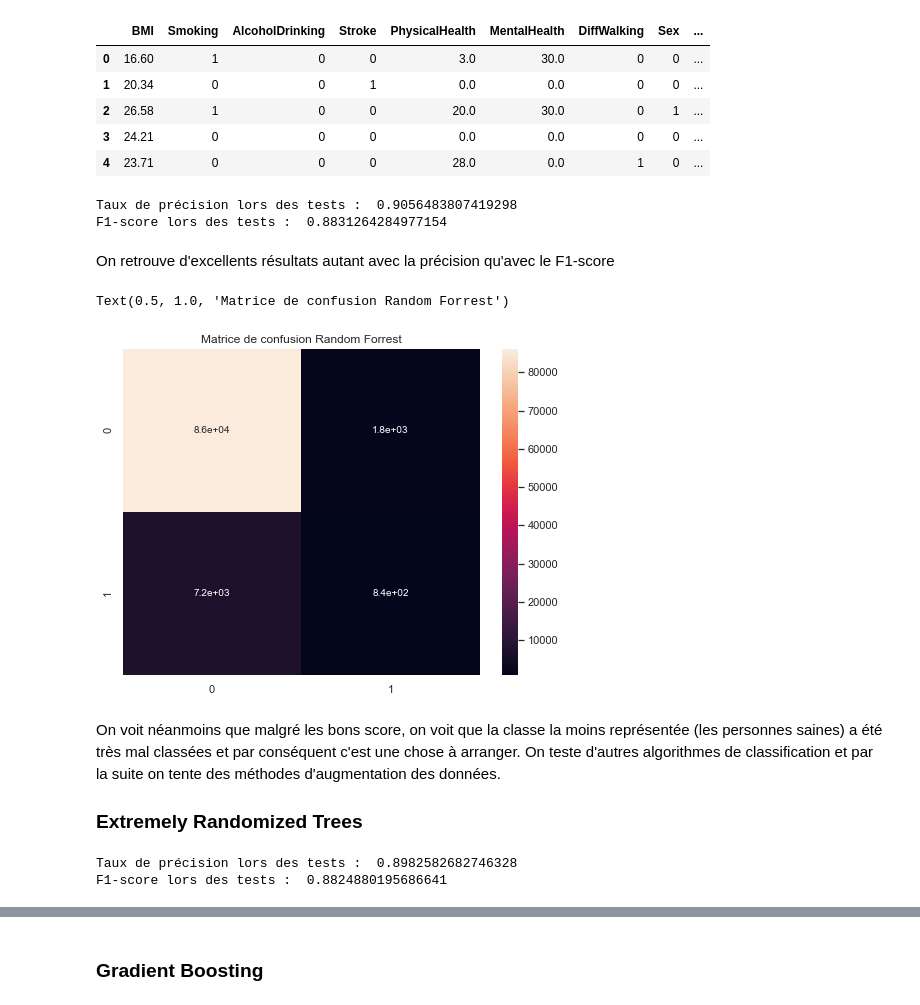
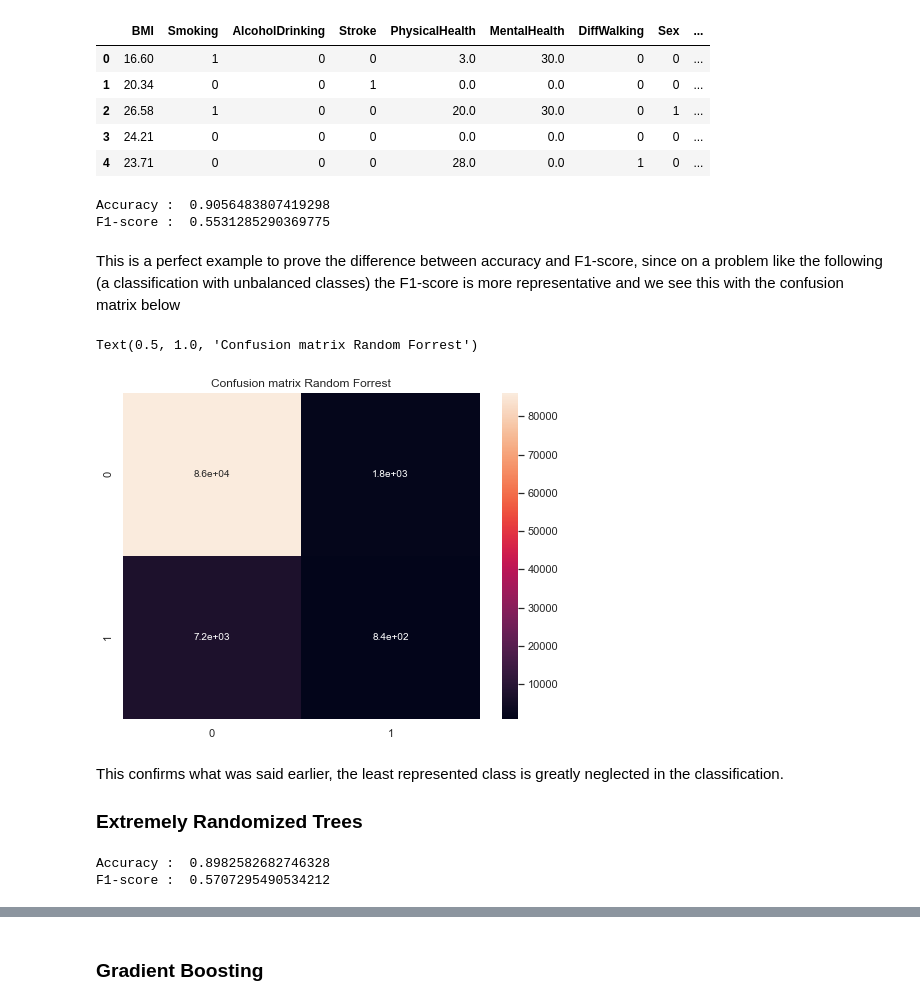
Before and after one commit to MohamedNennouche/Heart-disease, a Jupyter notebook: heart-notebook.ipynb, the cells around one changed output, grey strips where cells are left out. Saved outputs shown, nothing was run; the diff lists cells and outputs as text; code cells hidden in the pictures.

```diff
--- a/heart-notebook.ipynb
+++ b/heart-notebook.ipynb
@@ -183,31 +179,32 @@ fv_train, fv_test, etiq_train, etiq_test = train_test_split(features_heart, etiq
 # %%
 forrest = RandomForestClassifier(n_estimators = 700, max_features = 'sqrt', criterion = 'entropy', class_weight='balanced', random_state = 10).fit(fv_train,etiq_train)
 yforrest = forrest.predict(fv_test)
-print("Taux de précision lors des tests : ",metrics.accuracy_score(etiq_test, yforrest))
-print("F1-score lors des tests : ",metrics.f1_score(etiq_test, yforrest, average='weighted'))
+print("Accuracy : ",metrics.accuracy_score(etiq_test, yforrest))
+print("F1-score : ",metrics.f1_score(etiq_test, yforrest, average='macro'))
 # %% [output]
-Taux de précision lors des tests :  0.9056483807419298
-F1-score lors des tests :  0.8831264284977154
+Accuracy :  0.9056483807419298
+F1-score :  0.5531285290369775
-# %% [markdown]
-On retrouve d'excellents résultats autant avec la précision qu'avec le F1-score
+# %% [markdown]
+This is a perfect example to prove the difference between accuracy and F1-score, since on a problem like the following (a classification with unbalanced classes) the F1-score is more representative and we see this with the confusion matrix below
 # %%
+sns.set_theme(style='darkgrid')
 plt.figure(figsize=(8,6))
 sns.heatmap(metrics.confusion_matrix(etiq_test, yforrest), annot=True, annot_kws={"size": 10})
-plt.title("Matrice de confusion Random Forrest")
+plt.title("Confusion matrix Random Forrest")
 # %% [output]
-Text(0.5, 1.0, 'Matrice de confusion Random Forrest')
+Text(0.5, 1.0, 'Confusion matrix Random Forrest')
-[figure, old version]
+[figure, new version]
-# %% [markdown]
-On voit néanmoins que malgré les bons score, on voit que la classe la moins représentée (les personnes saines) a été très mal classées et par conséquent c'est une chose à arranger. On teste d'autres algorithmes de classification et par la suite on tente des méthodes d'augmentation des données.
-### Extremely Randomized Trees
+# %% [markdown]
+This confirms what was said earlier, the least represented class is greatly neglected in the classification.
+### Extremely Randomized Trees
 # %%
 extra = ExtraTreesClassifier(n_estimators=700, criterion='entropy', max_depth=None, min_samples_split=2, min_samples_leaf=1, min_weight_fraction_leaf=0.0, max_features='auto', max_leaf_nodes=None, min_impurity_decrease=0.0, bootstrap=False, oob_score=False, n_jobs=None, random_state=0, verbose=0, warm_start=False, class_weight=None, ccp_alpha=0.0, max_samples=None).fit(fv_train,etiq_train)
 yextra = extra.predict(fv_test)
-print("Taux de précision lors des tests : ",metrics.accuracy_score(etiq_test, yextra))
-print("F1-score lors des tests : ",metrics.f1_score(etiq_test, yextra, average='weighted'))
+print("Accuracy : ",metrics.accuracy_score(etiq_test, yextra))
+print("F1-score : ",metrics.f1_score(etiq_test, yextra, average='macro'))
 # %% [output]
-Taux de précision lors des tests :  0.8982582682746328
-F1-score lors des tests :  0.8824880195686641
+Accuracy :  0.8982582682746328
+F1-score :  0.5707295490534212
 # %%
 plt.figure(figsize=(8,6))
 sns.heatmap(metrics.confusion_matrix(etiq_test, yextra), annot=True, annot_kws={"size": 10})
```
Also changed, not shown: parts of 29 cells of this notebook, 1 other file.
